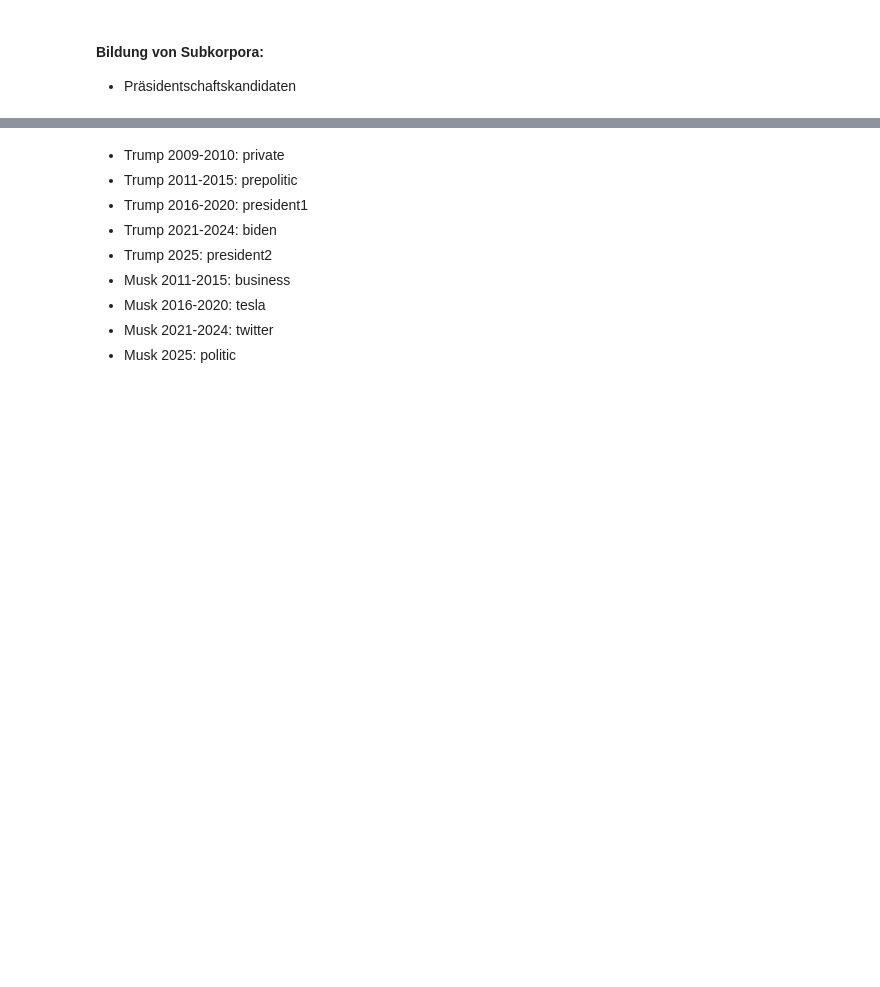
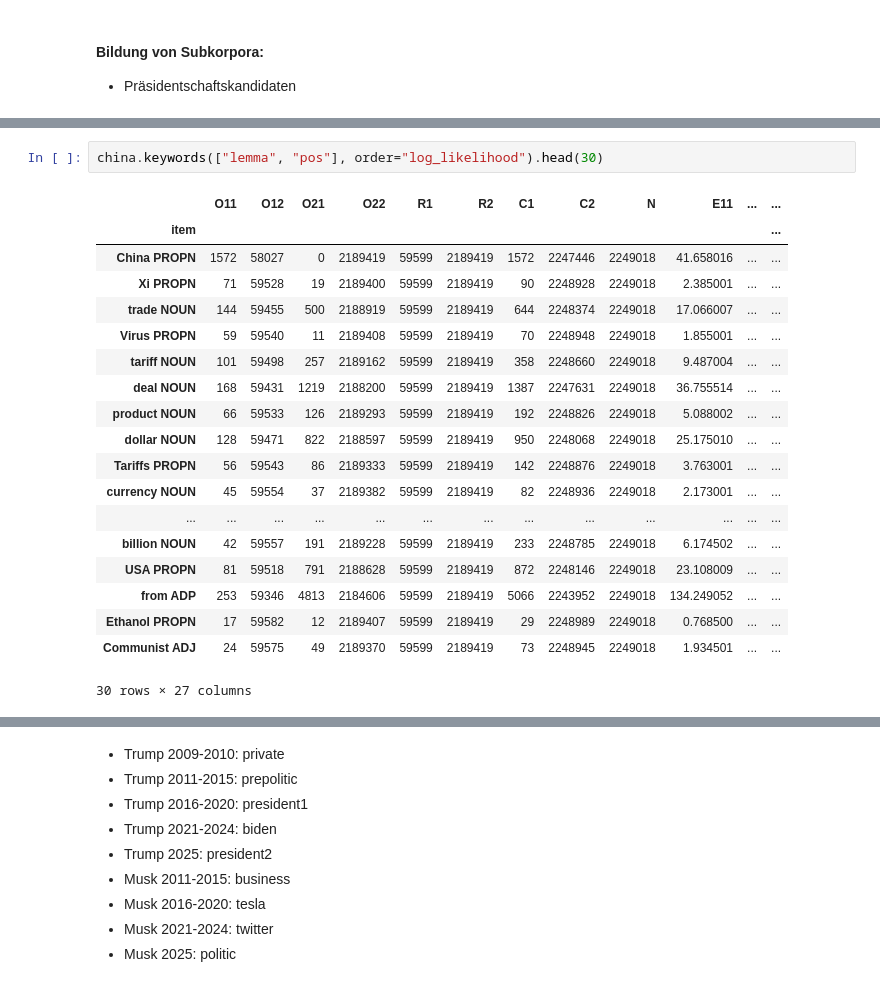
Before and after one commit to vivien3mueller/TrumMus, a Jupyter notebook: 04 CWB_cwb-ccc.ipynb, the cells around one changed output, grey strips where cells are left out. Drawn from its saved outputs; the diff is of its cells as text; blank space fills up the shorter version.

```diff
--- a/04 CWB_cwb-ccc.ipynb
+++ b/04 CWB_cwb-ccc.ipynb
@@ -940,0 +1608,22 @@ obama.keywords(["lemma", "pos"], order="log_likelihood").head(30)
+# %%
+china.keywords(["lemma", "pos"], order="log_likelihood").head(30)
+# %% [output]
+|  | O11 | O12 | O21 | O22 | R1 | R2 | C1 | C2 | N | E11 | ... | ... |
+| item |  |  |  |  |  |  |  |  |  |  |  | ... |
+| China PROPN | 1572 | 58027 | 0 | 2189419 | 59599 | 2189419 | 1572 | 2247446 | 2249018 | 41.658016 | ... | ... |
+| Xi PROPN | 71 | 59528 | 19 | 2189400 | 59599 | 2189419 | 90 | 2248928 | 2249018 | 2.385001 | ... | ... |
+| trade NOUN | 144 | 59455 | 500 | 2188919 | 59599 | 2189419 | 644 | 2248374 | 2249018 | 17.066007 | ... | ... |
+| Virus PROPN | 59 | 59540 | 11 | 2189408 | 59599 | 2189419 | 70 | 2248948 | 2249018 | 1.855001 | ... | ... |
+| tariff NOUN | 101 | 59498 | 257 | 2189162 | 59599 | 2189419 | 358 | 2248660 | 2249018 | 9.487004 | ... | ... |
+| deal NOUN | 168 | 59431 | 1219 | 2188200 | 59599 | 2189419 | 1387 | 2247631 | 2249018 | 36.755514 | ... | ... |
+| product NOUN | 66 | 59533 | 126 | 2189293 | 59599 | 2189419 | 192 | 2248826 | 2249018 | 5.088002 | ... | ... |
+| dollar NOUN | 128 | 59471 | 822 | 2188597 | 59599 | 2189419 | 950 | 2248068 | 2249018 | 25.175010 | ... | ... |
+| Tariffs PROPN | 56 | 59543 | 86 | 2189333 | 59599 | 2189419 | 142 | 2248876 | 2249018 | 3.763001 | ... | ... |
+| currency NOUN | 45 | 59554 | 37 | 2189382 | 59599 | 2189419 | 82 | 2248936 | 2249018 | 2.173001 | ... | ... |
+| ... | ... | ... | ... | ... | ... | ... | ... | ... | ... | ... | ... | ... |
+| billion NOUN | 42 | 59557 | 191 | 2189228 | 59599 | 2189419 | 233 | 2248785 | 2249018 | 6.174502 | ... | ... |
+| USA PROPN | 81 | 59518 | 791 | 2188628 | 59599 | 2189419 | 872 | 2248146 | 2249018 | 23.108009 | ... | ... |
+| from ADP | 253 | 59346 | 4813 | 2184606 | 59599 | 2189419 | 5066 | 2243952 | 2249018 | 134.249052 | ... | ... |
+| Ethanol PROPN | 17 | 59582 | 12 | 2189407 | 59599 | 2189419 | 29 | 2248989 | 2249018 | 0.768500 | ... | ... |
+| Communist ADJ | 24 | 59575 | 49 | 2189370 | 59599 | 2189419 | 73 | 2248945 | 2249018 | 1.934501 | ... | ... |
+30 rows × 27 columns
```
Also changed, not shown: parts of 83 cells of this notebook.
